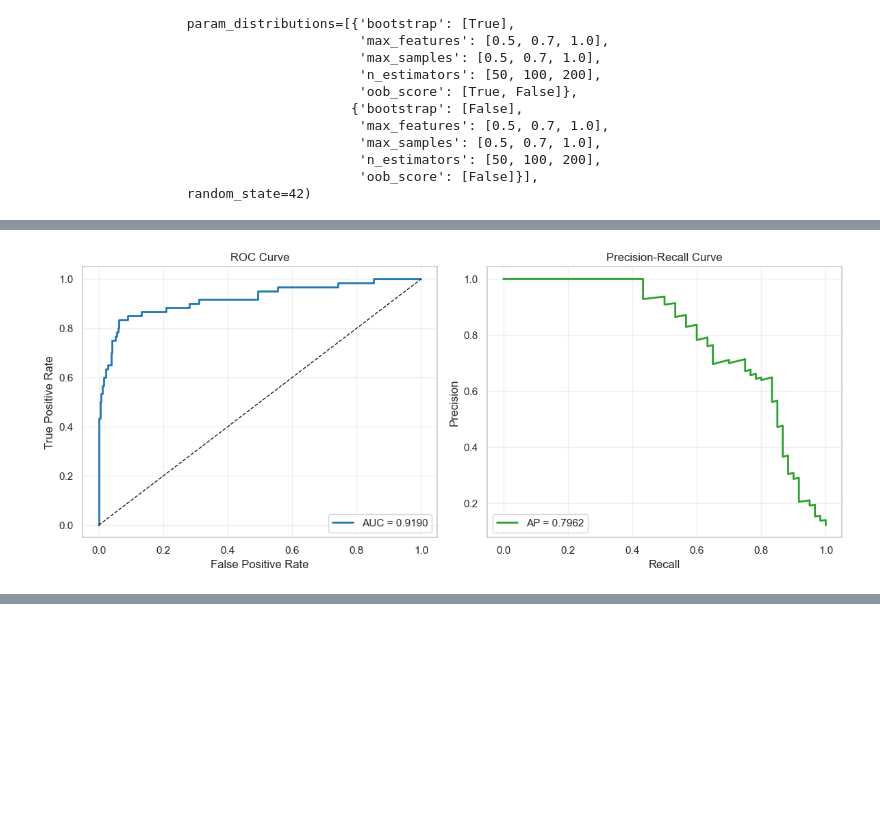
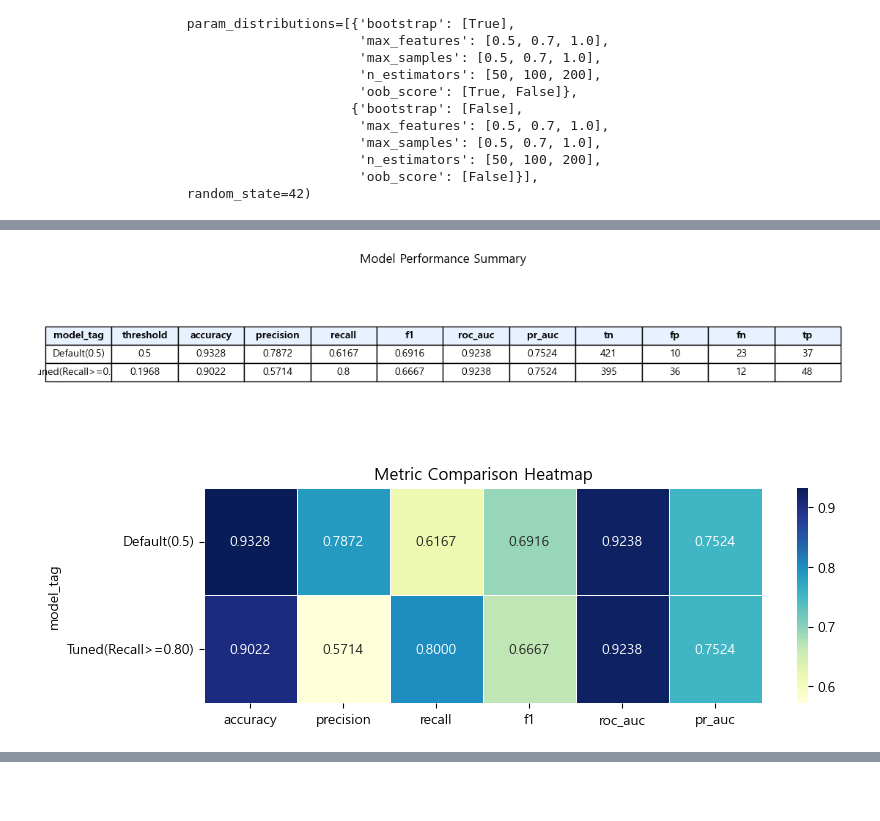
Before and after one commit to JHONEY-076/Machine_Learning_Project, a Jupyter notebook: 허위매물 전처리_문제.ipynb, the cells around one changed output, grey strips where cells are left out. Saved outputs shown, nothing was run; the diff lists cells and outputs as text; code cells hidden in the pictures; blank space fills up the shorter version.

```diff
--- a/허위매물 전처리_문제.ipynb
+++ b/허위매물 전처리_문제.ipynb
@@ -1324,43 +1375,52 @@ Confusion Matrix:
 # %%
+# =========================
+# 7) 시각화 표 (성능 + 혼동행렬)
+# =========================
 import matplotlib.pyplot as plt
-from sklearn.metrics import (
-    roc_curve, auc,
-    precision_recall_curve, average_precision_score
+import seaborn as sns
+
+# 표시용 컬럼
+show_cols = ["model_tag", "threshold", "accuracy", "precision", "recall", "f1", "roc_auc", "pr_auc", "tn", "fp", "fn", "tp"]
+viz_df = summary_df[show_cols].copy()
+
+# 반올림
+for c in ["threshold", "accuracy", "precision", "recall", "f1", "roc_auc", "pr_auc"]:
+    viz_df[c] = viz_df[c].astype(float).round(4)
+
+# 1) matplotlib 테이블
+fig, ax = plt.subplots(figsize=(14, 2.8))
+ax.axis("off")
+tbl = ax.table(
+    cellText=viz_df.values,
+    colLabels=viz_df.columns,
+    cellLoc="center",
+    loc="center"
 )
+tbl.auto_set_font_size(False)
+tbl.set_fontsize(10)
+tbl.scale(1, 1.5)
 
-# y_true, y_score 준비
-y_true = y_valid
-y_score = cat_proba   # cat_model.predict_proba(X_valid)[:, 1]
+# 헤더 스타일
+for (r, c), cell in tbl.get_celld().items():
+    if r == 0:
+        cell.set_text_props(weight="bold")
+        cell.set_facecolor("#E8F1FF")
 
-# ROC
-fpr, tpr, _ = roc_curve(y_true, y_score)
-roc_auc = auc(fpr, tpr)
+plt.title("Model Performance Summary", pad=12)
+plt.show()
 
-# PR
-precision, recall, _ = precision_recall_curve(y_true, y_score)
-ap = average_precision_score(y_true, y_score)
+# 2) 핵심 지표 히트맵 (threshold 비교 직관화)
+metric_cols = ["accuracy", "precision", "recall", "f1", "roc_auc", "pr_auc"]
+heat_df = viz_df.set_index("model_tag")[metric_cols]
 
-# 그림
-fig, axes = plt.subplots(1, 2, figsize=(12, 5))
-
-# ROC Curve
-axes[0].plot(fpr, tpr, color="tab:blue", lw=2, label=f"AUC = {roc_auc:.4f}")
-axes[0].plot([0, 1], [0, 1], "k--", lw=1)
-axes[0].set_title("ROC Curve")
-axes[0].set_xlabel("False Positive Rate")
-axes[0].set_ylabel("True Positive Rate")
-axes[0].legend(loc="lower right")
-axes[0].grid(alpha=0.3)
-
-# PR Curve
-axes[1].plot(recall, precision, color="tab:green", lw=2, label=f"AP = {ap:.4f}")
-axes[1].set_title("Precision-Recall Curve")
-axes[1].set_xlabel("Recall")
-axes[1].set_ylabel("Precision")
-axes[1].legend(loc="lower left")
-axes[1].grid(alpha=0.3)
-
-plt.tight_layout()
+plt.figure(figsize=(9, 2.8))
+sns.heatmap(
+    heat_df, annot=True, fmt=".4f", cmap="YlGnBu",
+    cbar=True, linewidths=.5, linecolor="white"
+)
+plt.title("Metric Comparison Heatmap")
+plt.yticks(rotation=0)
 plt.show()
 # %% [output]
-[figure, old version]
+[figure, new version]
+[figure, added]
```
Also changed, not shown: parts of 17 cells of this notebook, 6 other files.
